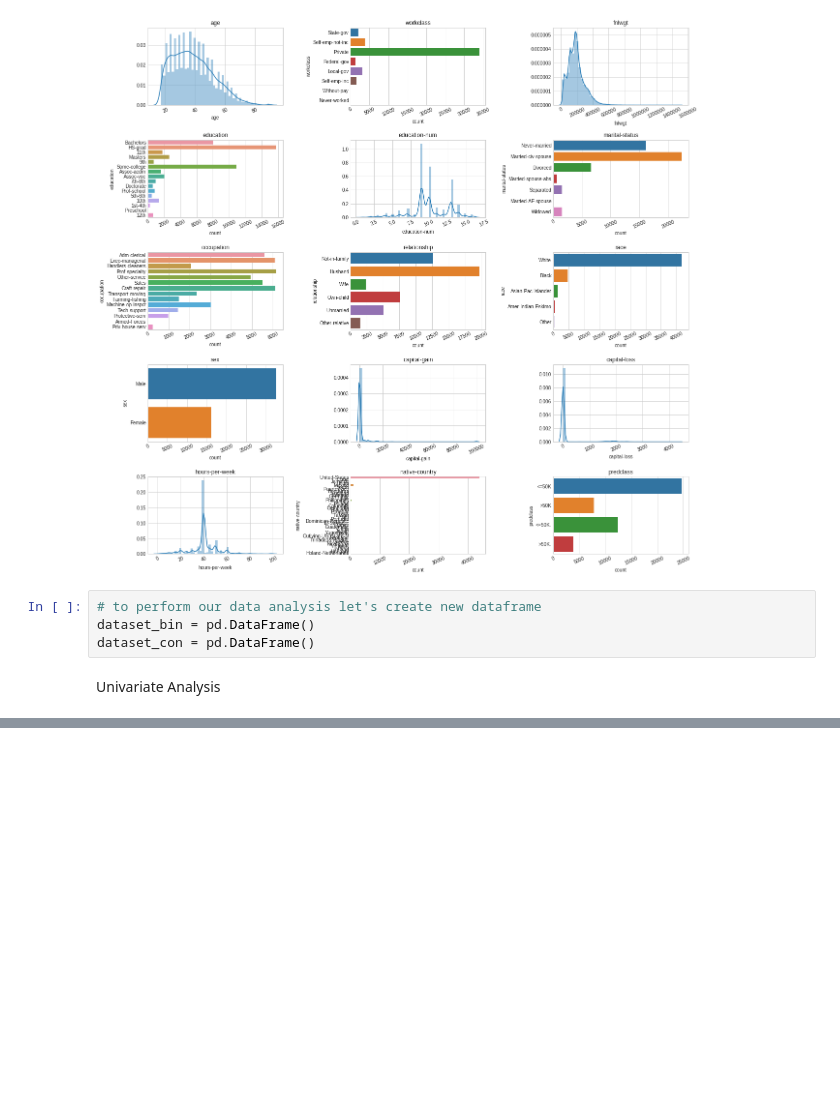
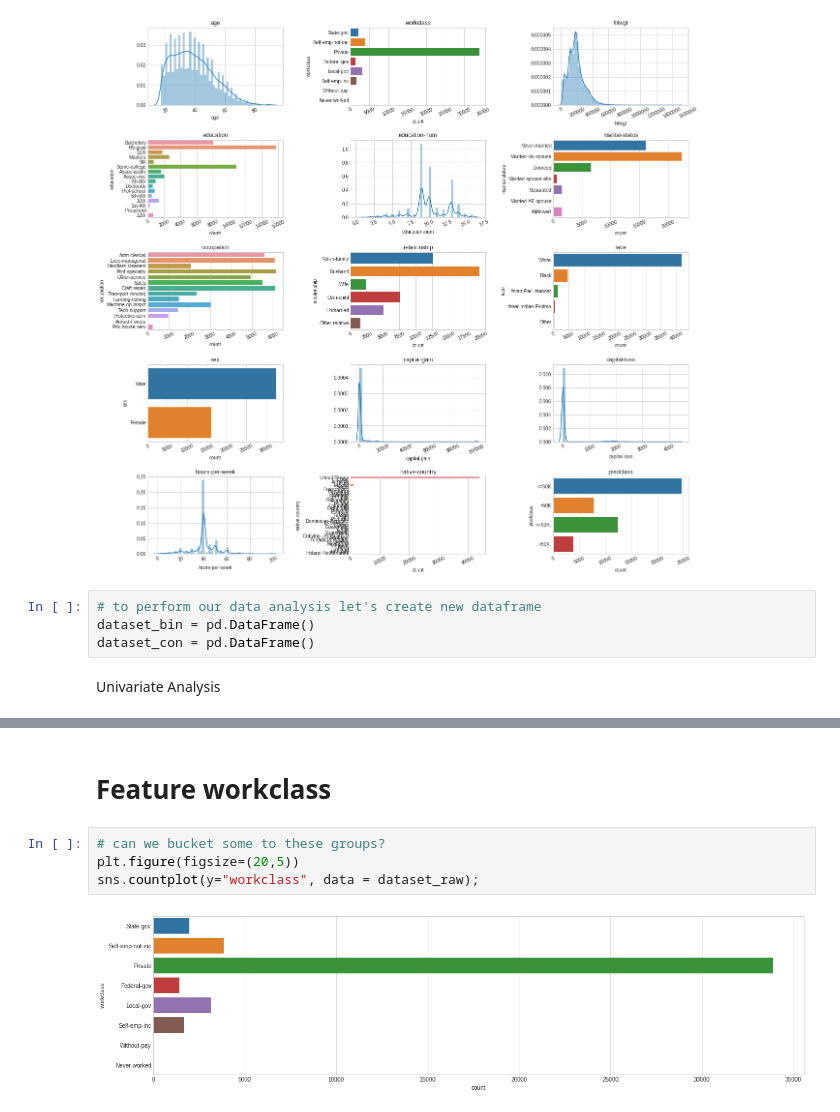
Before and after one commit to NilSagor/eda-tut, a Jupyter notebook: Census Income Dataset.ipynb, the cells around one changed output, grey strips where cells are left out. Drawn from its saved outputs; the diff is of its cells as text; blank space fills up the shorter version.

```diff
--- a/Census Income Dataset.ipynb
+++ b/Census Income Dataset.ipynb
@@ -157,0 +174,8 @@ sns.countplot(y='predclass', data = dataset_bin);
+# %% [markdown]
+# Feature workclass
+# %%
+# can we bucket some to these groups?
+plt.figure(figsize=(20,5))
+sns.countplot(y="workclass", data = dataset_raw);
+# %% [output]
+[figure, added]
```
Also changed, not shown: parts of 8 cells of this notebook.
